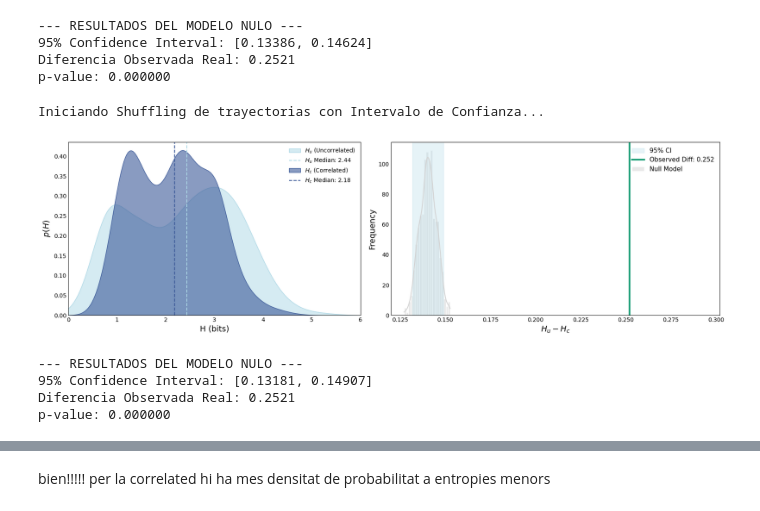
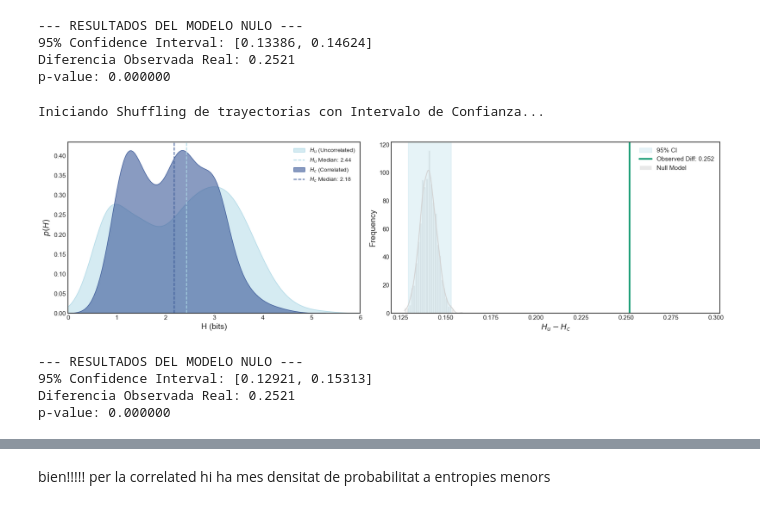
Before and after one commit to annaszymanskicortes/MScThesis_mobilityanalysis, a Jupyter notebook: data china.ipynb, the cells around one changed output, grey strips where cells are left out. Drawn from its saved outputs; the diff is of its cells as text; code cells hidden in the pictures.

```diff
--- a/data china.ipynb
+++ b/data china.ipynb
@@ -546,8 +546,8 @@ for i in range(n_permutations):
 
 null_diffs_trajectory = np.array(null_diffs_trajectory)
 
-ci_low_traj = np.percentile(null_diffs_trajectory, 2.5)
-ci_high_traj = np.percentile(null_diffs_trajectory, 97.5)
+ci_low_traj = np.percentile(null_diffs_trajectory, 0.5)
+ci_high_traj = np.percentile(null_diffs_trajectory, 99.5)
 p_val_trajectory = np.mean(null_diffs_trajectory >= obs_diff_global)
 
 fig, axs = plt.subplots(1, 2, figsize=(17, 5), gridspec_kw={'width_ratios': [8, 9]})
@@ -558,36 +558,36 @@ axs[0].axvline(entropy_comparison['Hu'].median(), color='lightblue', linestyle='
 sns.kdeplot(entropy_comparison['Hc'], fill=True, color='#3b5998', label='$H_c$ (Correlated)', alpha=0.6, ax=axs[0])
 axs[0].axvline(entropy_comparison['Hc'].median(), color='#3b5998', linestyle='--', linewidth=1.5, label=f"$H_c$ Median: {entropy_comparison['Hc'].median():.2f}")
 axs[0].set_xlabel('H (bits)', fontsize=14)
 axs[0].set_ylabel('$p(H)$', fontsize=14)
 axs[0].set_xlim(0, 6)
 axs[0].legend(frameon=False, fontsize=10)
 axs[0].tick_params(axis='both', length=0)
 
 sns.histplot(null_diffs_trajectory, kde=True, color='lightgray', edgecolor='white', label='Null Model', ax=axs[1])
 axs[1].axvspan(ci_low_traj, ci_high_traj, color='lightblue', alpha=0.3, label='95% CI')
 axs[1].axvline(obs_diff_global, color=cmap(0), lw=3, linestyle='-', label=f'Observed Diff: {obs_diff_global:.3f}')
 axs[1].axvline(0, color='black', lw=1, linestyle='--')
 y_max = axs[1].get_ylim()[1]
 x_range = max(abs(null_diffs_trajectory.min()), abs(null_diffs_trajectory.max()), abs(obs_diff_global)) * 1.2
 axs[1].set_xlim(0.12, obs_diff_global+0.05)
 axs[1].set_ylim(0, y_max)
 axs[1].set_xlabel(r'$ H_u - H_c $', fontsize=14)
 axs[1].set_ylabel('Frequency', fontsize=14)
 axs[1].tick_params(axis='both', length=0)
 axs[1].legend(frameon=False, fontsize=11, loc='upper right')
 
 plt.tight_layout()
-plt.savefig('figs/entropy_and_shuffling_comparison.png', bbox_inches='tight', dpi=300)
+#plt.savefig('figs/entropy_and_shuffling_comparison.png', bbox_inches='tight', dpi=300)
 plt.show()
 
 print(f"\n--- RESULTADOS DEL MODELO NULO ---")
 print(f"95% Confidence Interval: [{ci_low_traj:.5f}, {ci_high_traj:.5f}]")
 print(f"Diferencia Observada Real: {obs_diff_global:.4f}")
 print(f"p-value: {p_val_trajectory:.6f}")
 # %% [output]
 Iniciando Shuffling de trayectorias con Intervalo de Confianza...
-[figure, old version]
+[figure, new version]
 --- RESULTADOS DEL MODELO NULO ---
-95% Confidence Interval: [0.13181, 0.14907]
+95% Confidence Interval: [0.12921, 0.15313]
 Diferencia Observada Real: 0.2521
 p-value: 0.000000
```
Also changed, not shown: parts of 5 cells of this notebook, 5 other files.
